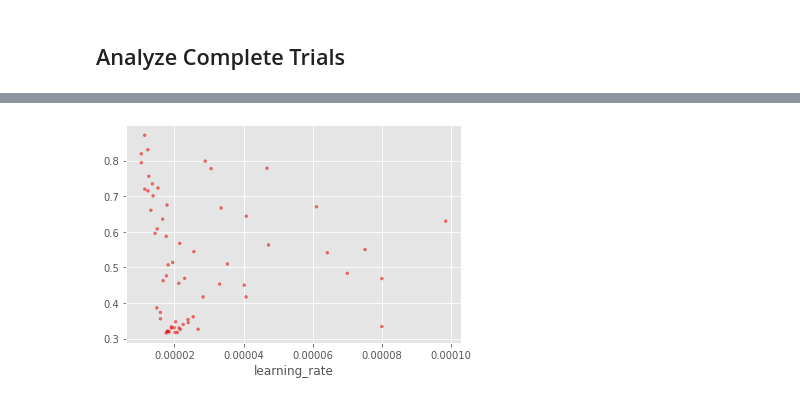
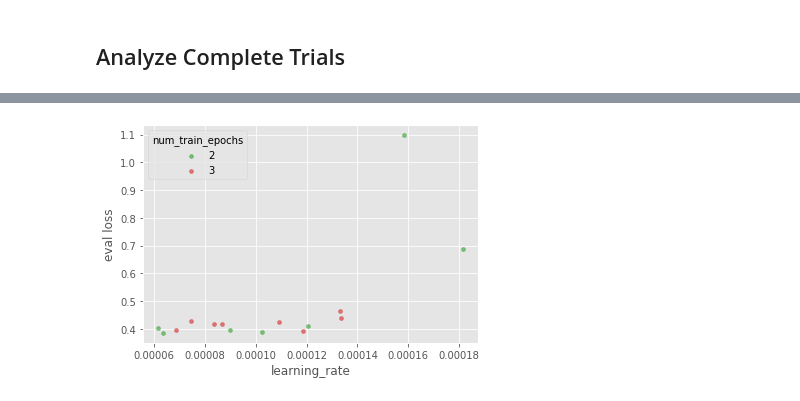
Before and after one commit to goerlitz/nlp-classification, a Jupyter notebook: notebooks/10kGNAD/colab/21d_10kGNAD_optuna_trial_analysis.ipynb, the cells around one changed output, grey strips where cells are left out. Drawn from its saved outputs; the diff is of its cells as text; code cells hidden in the pictures.

```diff
--- a/notebooks/10kGNAD/colab/21d_10kGNAD_optuna_trial_analysis.ipynb
+++ b/notebooks/10kGNAD/colab/21d_10kGNAD_optuna_trial_analysis.ipynb
@@ -49,5 +79,7 @@ for s in optuna.get_all_study_summaries(storage):
     for i, t in enumerate(study.best_trials):
         values = [f"{val:.4}" for val in t.values]
         attrs = t.user_attrs
+        if "eval_result" in attrs.keys():
+            attrs = attrs["eval_result"]
         print(f"{s.study_name:<{maxlen}} (#{i+1}) {t.number:>3}: {', '.join([f'{k[5:]}={attrs[k]:.4}' for k in [*attrs]])}")
 # %% [output]
@@ -92,4 +129,7 @@ deepset/gbert-base_epoch2_bs16
 ## Load Study
 # %%
 # study = optuna.load_study('distilbert-base-german-cased_epoch2', storage)
-study = optuna.load_study('deepset/gbert-base_epoch2_bs16', storage)
+# study = optuna.load_study('distilbert-base-german-cased_multi_epoch234', storage)
+# study = optuna.load_study('deepset/gbert-base_loss-mcc_bs16_epoch234', storage)
+# study = optuna.load_study('deepset/gelectra-base_loss-mcc_bs16_epoch234', storage)
+study = optuna.load_study('deepset/gelectra-base_loss-f1_bs16_epoch234', storage)
@@ -100,13 +142,20 @@ from optuna.trial import TrialState
 
 complete_trials = [t for t in study.get_trials() if t.state==TrialState.COMPLETE]
 # %%
+def get_metrics(trial):
+    attrs = trial.user_attrs
+    if "eval_result" in attrs.keys():
+        attrs = attrs["eval_result"]
+    return attrs
+
 # create DataFrames
-index = [t.number for t in complete_trials]
-trial_metrics_df = pd.DataFrame([t.user_attrs for t in complete_trials], index=index)
-trial_params_df = pd.DataFrame([t.params for t in complete_trials], index=index)
-trial_df = pd.concat([trial_params_df, trial_metrics_df], axis=1).sort_values("eval_loss")
-best = [t.number for t in study.best_trials]
-trial_df["best"] = trial_df.index.isin(best)
-trial_params_df["eval_loss"] = trial_metrics_df["eval_loss"]
-display(trial_df.head(10))
+if len(complete_trials) > 0:
+    index = [t.number for t in complete_trials]
+    trial_metrics_df = pd.DataFrame([get_metrics(t) for t in complete_trials], index=index)
+    trial_params_df = pd.DataFrame([t.params for t in complete_trials], index=index)
+    trial_df = pd.concat([trial_params_df, trial_metrics_df], axis=1).sort_values("eval_loss", ascending=True)
+    best = [t.number for t in study.best_trials]
+    trial_df["best"] = trial_df.index.isin(best)
+    trial_params_df["eval_loss"] = trial_metrics_df["eval_loss"]
+    display(trial_df.head(10))
 # %% [output]
@@ -155,11 +211,22 @@ fig.show()
 # %% [output]
 [interactive output not drawn]
 # %%
+import seaborn as sns
+
+pal = sns.color_palette("tab10", 10)
+
 # plt.scatter(trial_df.eval_loss, trial_df.learning_rate, c=trial_df.best, cmap="Set1_r", alpha=0.6, s=8);
-plt.scatter(trial_df.learning_rate, trial_df.eval_loss, c=trial_df.per_device_train_batch_size, cmap="Set1", alpha=0.6, s=8);
+field = "num_train_epochs"
+for f in sorted(trial_df[field].unique()):
+    df = trial_df[lambda x: x[field] == f]
+    plt.scatter(df.learning_rate, df.eval_loss, alpha=0.6, s=16, label=f, color=pal[f])
+
+# plt.gca().set_xscale('log')
+plt.legend(title=field)
+plt.ylabel("eval loss")
 plt.xlabel("learning_rate");
 # %% [output]
-[figure, old version]
+[figure, new version]
 # %%
 fig, axs = plt.subplots(2, 3, figsize=(15,6), sharex=True, sharey=True)
 
```
Also changed, not shown: parts of 21 cells of this notebook.
